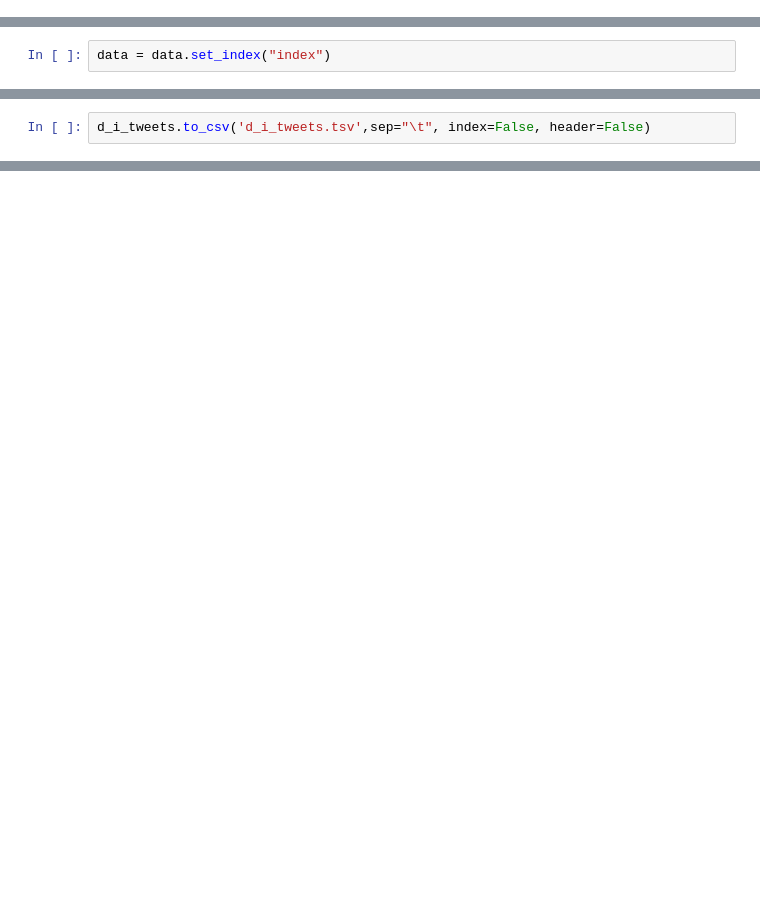
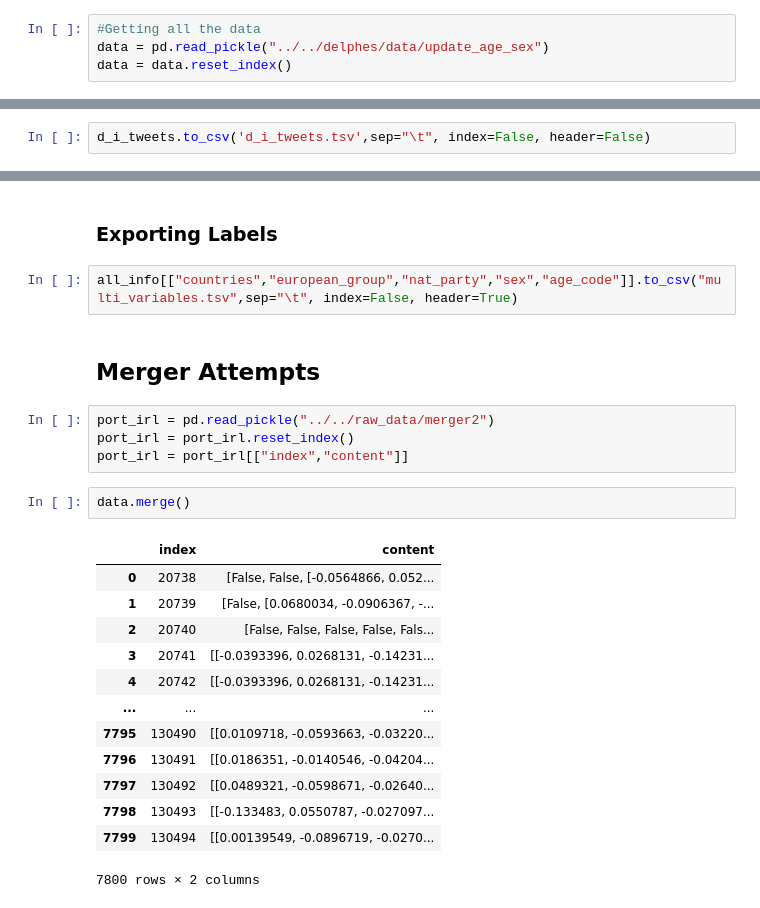
Before and after one commit to simonjpastor/delphes, a Jupyter notebook: notebooks/simonjpastor_notebooks/Exploiting the Dutch_Danish.ipynb, the cells around one changed output, grey strips where cells are left out. Drawn from its saved outputs; the diff is of its cells as text; blank space fills up the shorter version.

Commit message:
Amazing New Merge  Exploit program

```diff
--- a/notebooks/simonjpastor_notebooks/Exploiting the Dutch_Danish.ipynb
+++ b/notebooks/simonjpastor_notebooks/Exploiting the Dutch_Danish.ipynb
@@ -50 +18,5 @@ data["content_y"] = data["content_y"].dropna()
+# %%
+#Getting all the data
+data = pd.read_pickle("../../delphes/data/update_age_sex")
+data = data.reset_index()
 # %% [markdown]
@@ -167,2 +83,0 @@ d_i_tweets = d_i_tweets.reset_index()
-# %%
-data = data.set_index("index")
@@ -281,0 +184,26 @@ d_i_tweets
+# %% [markdown]
+### Exporting Labels
+# %%
+all_info[["countries","european_group","nat_party","sex","age_code"]].to_csv("multi_variables.tsv",sep="\t", index=False, header=True)
+# %% [markdown]
+## Merger Attempts
+# %%
+port_irl = pd.read_pickle("../../raw_data/merger2")
+port_irl = port_irl.reset_index()
+port_irl = port_irl[["index","content"]]
+# %%
+data.merge()
+# %% [output]
+|  | index | content |
+| 0 | 20738 | [False, False, [-0.0564866, 0.052... |
+| 1 | 20739 | [False, [0.0680034, -0.0906367, -... |
+| 2 | 20740 | [False, False, False, False, Fals... |
+| 3 | 20741 | [[-0.0393396, 0.0268131, -0.14231... |
+| 4 | 20742 | [[-0.0393396, 0.0268131, -0.14231... |
+| ... | ... | ... |
+| 7795 | 130490 | [[0.0109718, -0.0593663, -0.03220... |
+| 7796 | 130491 | [[0.0186351, -0.0140546, -0.04204... |
+| 7797 | 130492 | [[0.0489321, -0.0598671, -0.02640... |
+| 7798 | 130493 | [[-0.133483, 0.0550787, -0.027097... |
+| 7799 | 130494 | [[0.00139549, -0.0896719, -0.0270... |
+7800 rows × 2 columns
```
Also changed, not shown: parts of 50 cells of this notebook, 5 other files.
